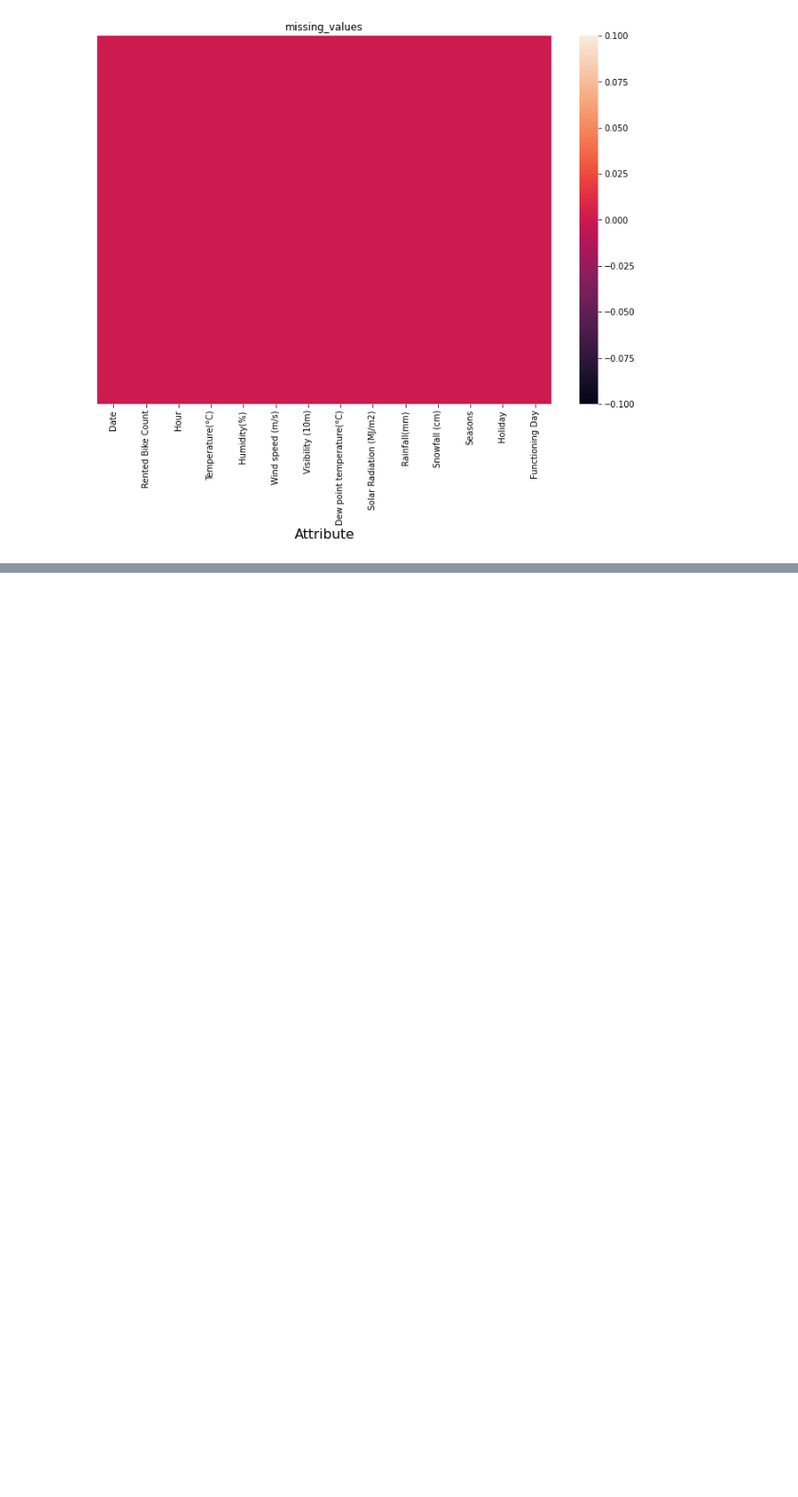
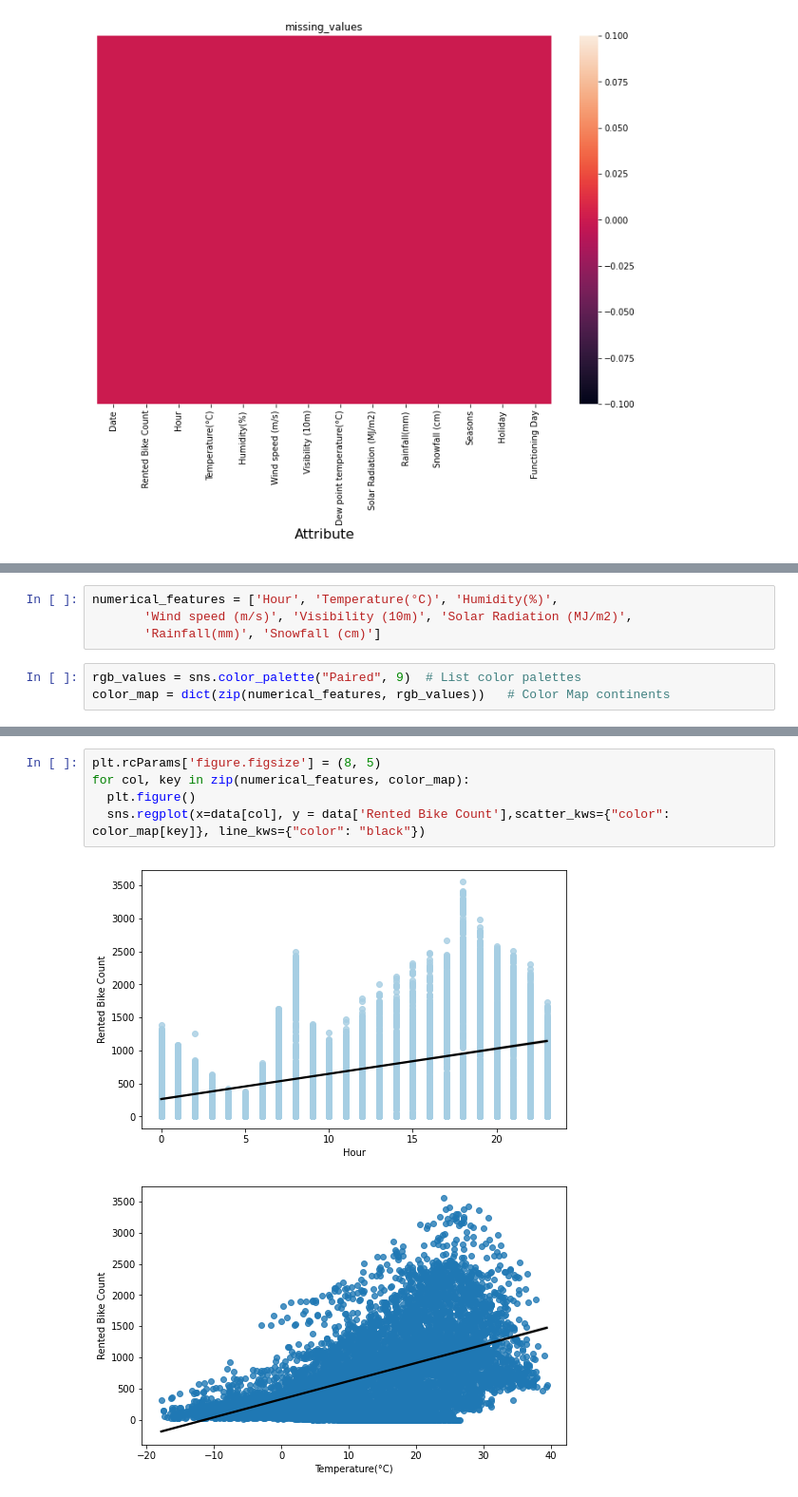
Before and after one commit to CodeWithSridhar/Seoul-Bike-Sharing-Demand-Prediction, a Jupyter notebook: Bike_Sharing_Demand_Prediction_Capstone_Project.ipynb, the cells around one changed output, grey strips where cells are left out. Shown at 95% size. Saved outputs shown, nothing was run; the diff lists cells and outputs as text; blank space fills up the shorter version.

```diff
--- a/Bike_Sharing_Demand_Prediction_Capstone_Project.ipynb
+++ b/Bike_Sharing_Demand_Prediction_Capstone_Project.ipynb
@@ -153,0 +167,7 @@ plt.show()
+# %%
+numerical_features = ['Hour', 'Temperature(°C)', 'Humidity(%)',
+       'Wind speed (m/s)', 'Visibility (10m)', 'Solar Radiation (MJ/m2)',
+       'Rainfall(mm)', 'Snowfall (cm)']
+# %%
+rgb_values = sns.color_palette("Paired", 9)  # List color palettes
+color_map = dict(zip(numerical_features, rgb_values))   # Color Map continents
@@ -153,0 +186,8 @@ plt.show()
+# %%
+plt.rcParams['figure.figsize'] = (8, 5)
+for col, key in zip(numerical_features, color_map):
+  plt.figure()
+  sns.regplot(x=data[col], y = data['Rented Bike Count'],scatter_kws={"color": color_map[key]}, line_kws={"color": "black"})
+# %% [output]
+[figure, added]
+[figure, added]
```
Also changed, not shown: parts of 16 cells of this notebook.
